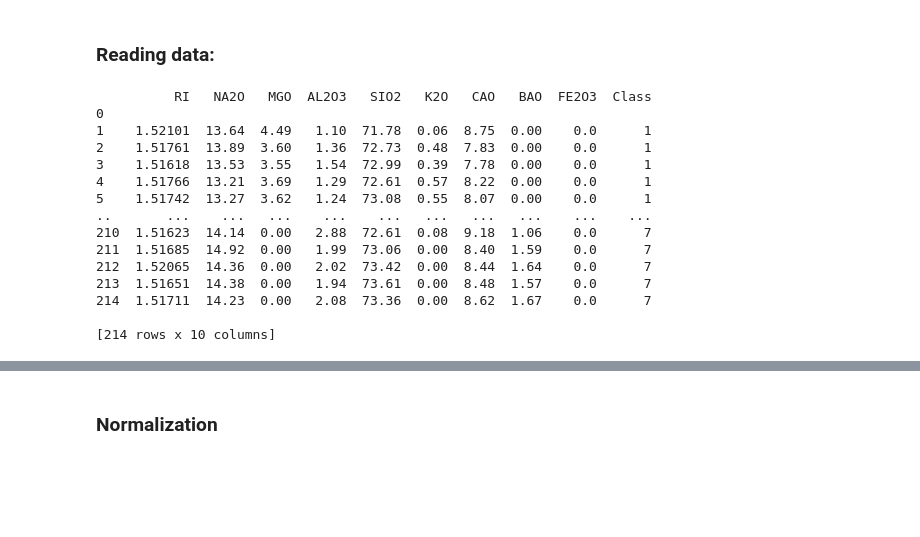
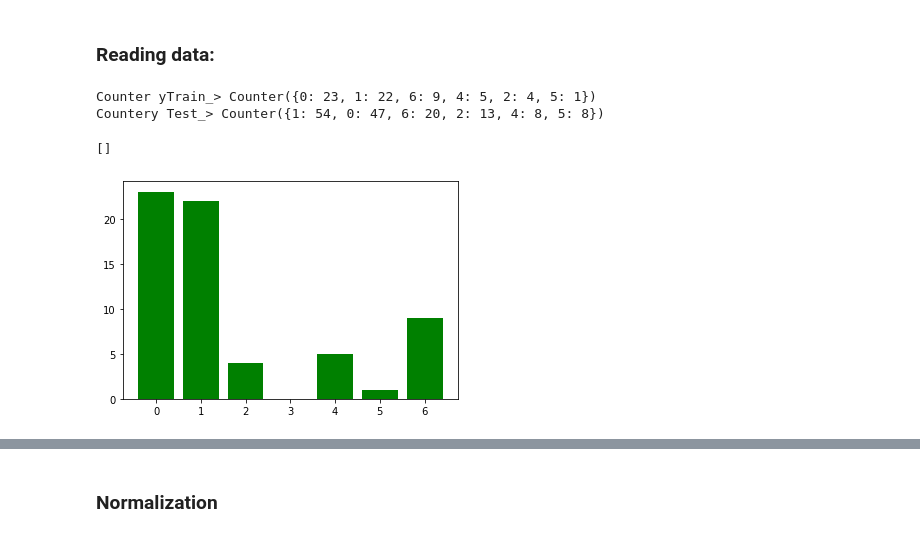
Before and after one commit to Siponek/Machine-Learning_-NeuralNetwork, a Jupyter notebook: KerasNetworkTest.ipynb, the cells around one changed output, grey strips where cells are left out. Cells and saved outputs as stored; diff of their text form; code cells hidden in the pictures; blank space fills up the shorter version.

```diff
--- a/KerasNetworkTest.ipynb
+++ b/KerasNetworkTest.ipynb
@@ -16,45 +18,45 @@ Keras in standby...
 ### Reading data:
 # %%
 glassDatabase = pd.read_csv("Databases/Glass/glass.data",delim_whitespace=False, header=None, index_col= 0)
-# print(glassDatabase)
 attrNames = ["RI",
             "NA2O",
             "MGO",
             "AL2O3",
             "SIO2",
             "K2O",
             "CAO",
             "BAO",
             "FE2O3",
             "Class",
             ]
+
 glassDatabase.columns = attrNames
-print((glassDatabase))
+# print((glassDatabase))
 # labels = glassDatabase.iloc[:,-1]
 labels = glassDatabase["Class"]
-
 # labels_NORMAL = labels.min()/(labels.max() - labels.min())
 glassDatabase_Attributes = glassDatabase.iloc[:,0:-1]
 y2= keras.utils.to_categorical(labels)
 y2 = pd.DataFrame(data = y2)
 y2 = y2.iloc[:,1:]
 # xTrain, xTest, yTrain, yTest = train_test_split(glassDatabase_Attributes, labels, test_size=0.7, train_size=0.3, shuffle=True)
+
 xTrain, xTest, yTrain, yTest = train_test_split(glassDatabase_Attributes, y2, test_size=0.7, train_size=0.3, shuffle=True)
 
-# print(labels)
+print("Counter yTrain_>",Counter(np.argmax(yTrain.values, axis=-1)))
+countYTrain = Counter(np.argmax(yTrain.values, axis=-1))
+print("Countery Test_>",Counter(np.argmax(yTest.values, axis=-1)))
+countYTest = Counter(np.argmax(yTest.values, axis=-1))
+# previewFrameYTrain = pd.DataFrame.from_dict(Counter(np.argmax(yTrain.values, axis=-1)), orient='index')
+# previewFrameYTest = pd.DataFrame.from_dict(Counter(np.argmax(yTest.values, axis=-1)), orient='index')
+# sns.countplot(x =previewFrameYTrain[0] , data = previewFrameYTrain, order=previewFrameYTrain[0].value_counts().index)
+plt.bar(countYTrain.keys(),countYTrain.values(), color='g')
+plt.plot()
+
+# sns.barplot(x=, y=, data=previewFrameYTrain)
+# sns.barplot(x="Class", y="Class", data=previewFrameYTest)
 # %% [output]
-          RI   NA2O   MGO  AL2O3   SIO2   K2O   CAO   BAO  FE2O3  Class
-0
-1    1.52101  13.64  4.49   1.10  71.78  0.06  8.75  0.00    0.0      1
-2    1.51761  13.89  3.60   1.36  72.73  0.48  7.83  0.00    0.0      1
-3    1.51618  13.53  3.55   1.54  72.99  0.39  7.78  0.00    0.0      1
-4    1.51766  13.21  3.69   1.29  72.61  0.57  8.22  0.00    0.0      1
-5    1.51742  13.27  3.62   1.24  73.08  0.55  8.07  0.00    0.0      1
-..       ...    ...   ...    ...    ...   ...   ...   ...    ...    ...
-210  1.51623  14.14  0.00   2.88  72.61  0.08  9.18  1.06    0.0      7
-211  1.51685  14.92  0.00   1.99  73.06  0.00  8.40  1.59    0.0      7
-212  1.52065  14.36  0.00   2.02  73.42  0.00  8.44  1.64    0.0      7
-213  1.51651  14.38  0.00   1.94  73.61  0.00  8.48  1.57    0.0      7
-214  1.51711  14.23  0.00   2.08  73.36  0.00  8.62  1.67    0.0      7
-
-[214 rows x 10 columns]
+Counter yTrain_> Counter({0: 23, 1: 22, 6: 9, 4: 5, 2: 4, 5: 1})
+Countery Test_> Counter({1: 54, 0: 47, 6: 20, 2: 13, 4: 8, 5: 8})
+[]
+[figure, added]
```
Also changed, not shown: parts of 5 cells of this notebook.
